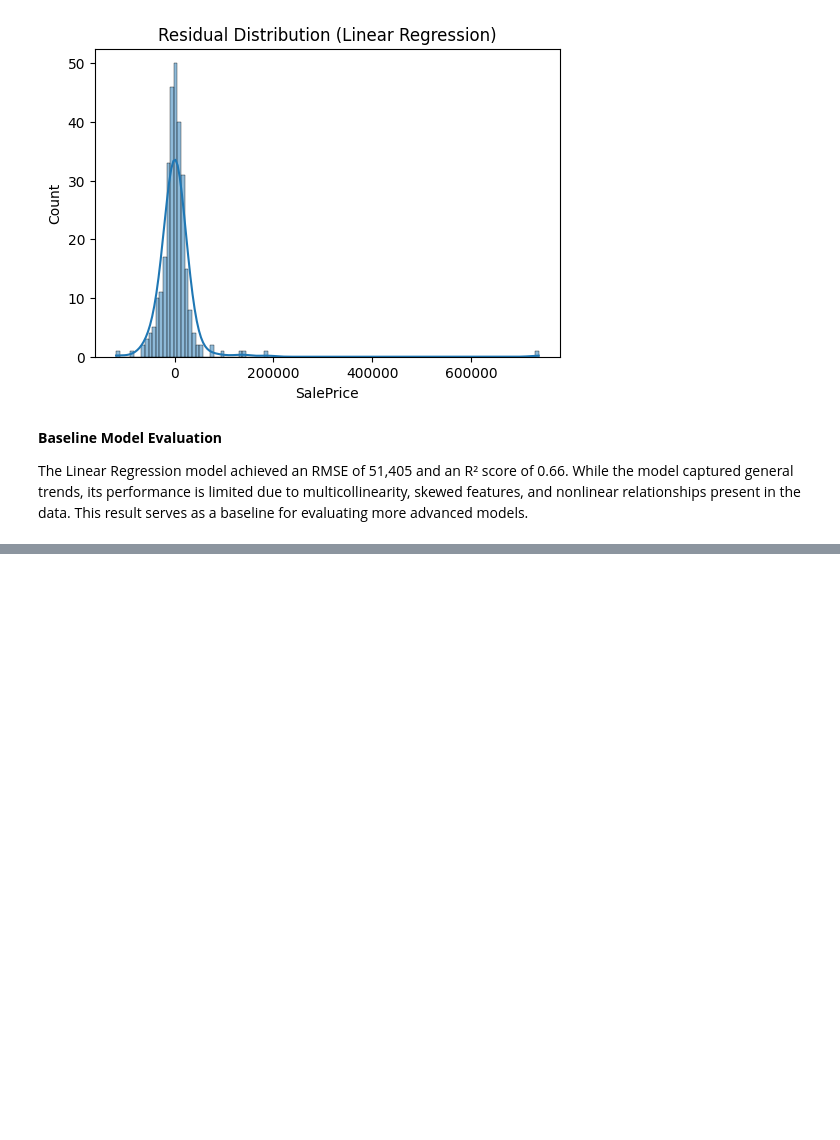
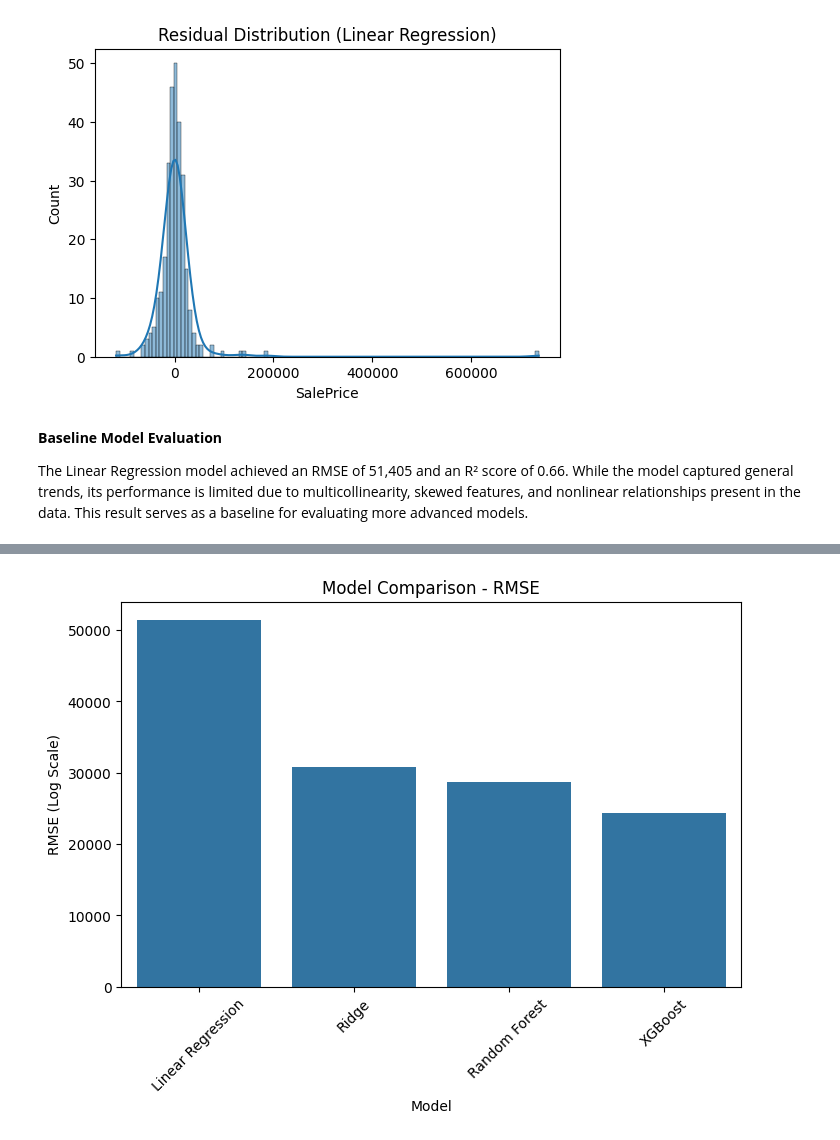
Before and after one commit to puppalasai-24/MSc_Data_Science_Project, a Jupyter notebook: DS_Project_PVSK.ipynb, the cells around one changed output, grey strips where cells are left out. Saved outputs shown, nothing was run; the diff lists cells and outputs as text; code cells hidden in the pictures; blank space fills up the shorter version.

```diff
--- a/DS_Project_PVSK.ipynb
+++ b/DS_Project_PVSK.ipynb
@@ -381,0 +636,31 @@ The Linear Regression model achieved an RMSE of 51,405 and an R² score of 0.66.
+# %%
+# Comparision plot.
+
+model_names = [
+    "Linear Regression",
+    "Ridge",
+    "Random Forest",
+    "XGBoost"
+]
+
+rmse_values = [
+    51405.0943,   # Linear
+    30763.4088,   # Ridge
+    28631.2315,   # Random Forest
+    24279.1196    # XGBoost
+]
+
+r2_values = [
+    0.6555,
+    0.8766,
+    0.8931,
+    0.9231
+]
+
+comparison_df = pd.DataFrame({
+    "Model": model_names,
+    "RMSE": rmse_values,
+    "R2": r2_values
+})
+
+comparison_df
@@ -381,0 +673,10 @@ The Linear Regression model achieved an RMSE of 51,405 and an R² score of 0.66.
+# %%
+plt.figure(figsize=(8,5))
+sns.barplot(data=comparison_df, x="Model", y="RMSE")
+
+plt.title("Model Comparison - RMSE")
+plt.xticks(rotation=45)
+plt.ylabel("RMSE (Log Scale)")
+plt.show()
+# %% [output]
+[figure, added]
```
Also changed, not shown: parts of 33 cells of this notebook.
